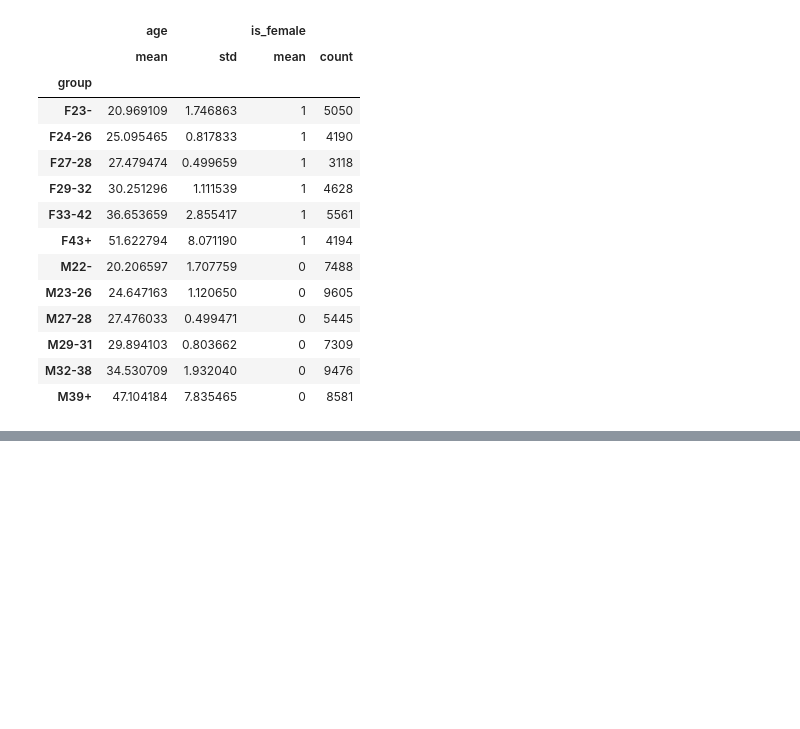
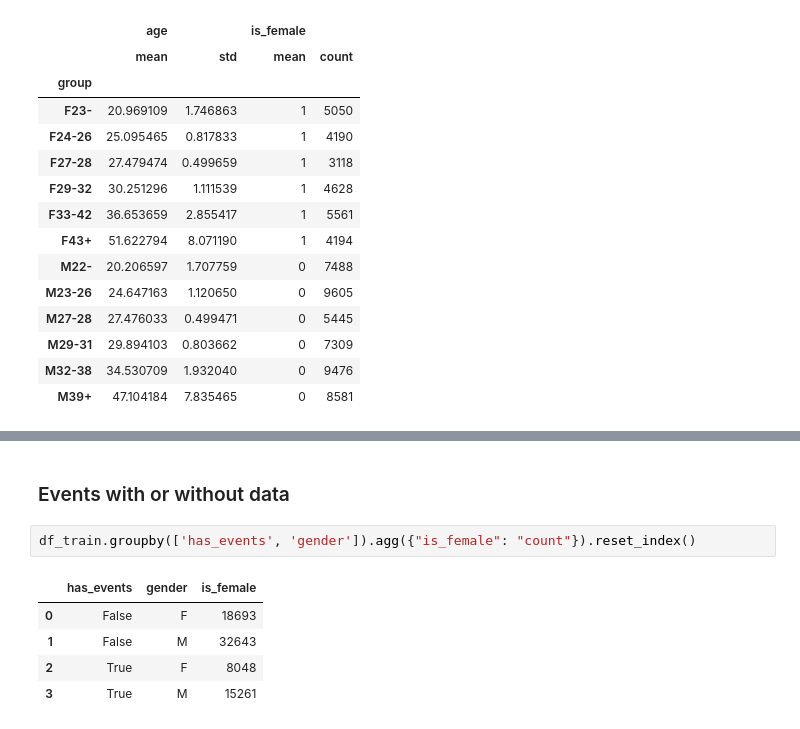
Before and after one commit to chechir/talking_data, a Jupyter notebook: kaggle_days/visualizations.ipynb, the cells around one changed output, grey strips where cells are left out. Cells and saved outputs as stored; diff of their text form; blank space fills up the shorter version.

```diff
--- a/kaggle_days/visualizations.ipynb
+++ b/kaggle_days/visualizations.ipynb
@@ -60,0 +82,10 @@ ax.set(title="Distribution of age by Gender")
+# %% [markdown]
+### Events with or without data
+# %%
+df_train.groupby(['has_events', 'gender']).agg({"is_female": "count"}).reset_index()
+# %% [output]
+|  | has_events | gender | is_female |
+| 0 | False | F | 18693 |
+| 1 | False | M | 32643 |
+| 2 | True | F | 8048 |
+| 3 | True | M | 15261 |
```
Also changed, not shown: parts of 8 cells of this notebook, 3 other files.
